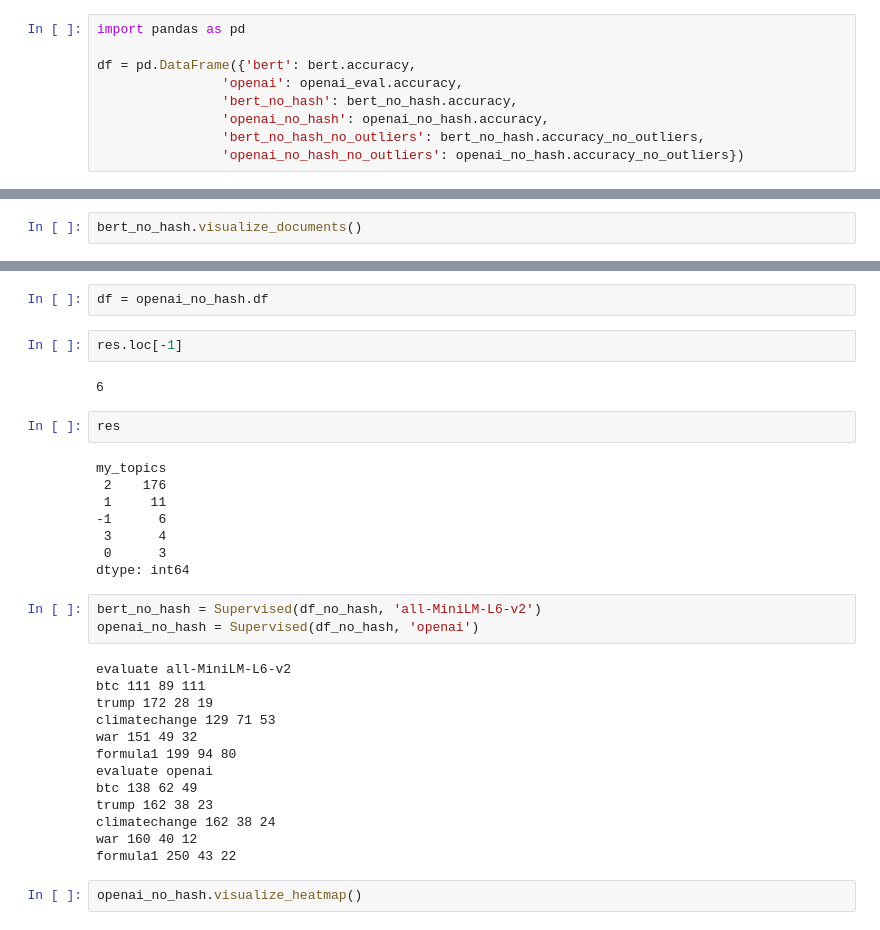
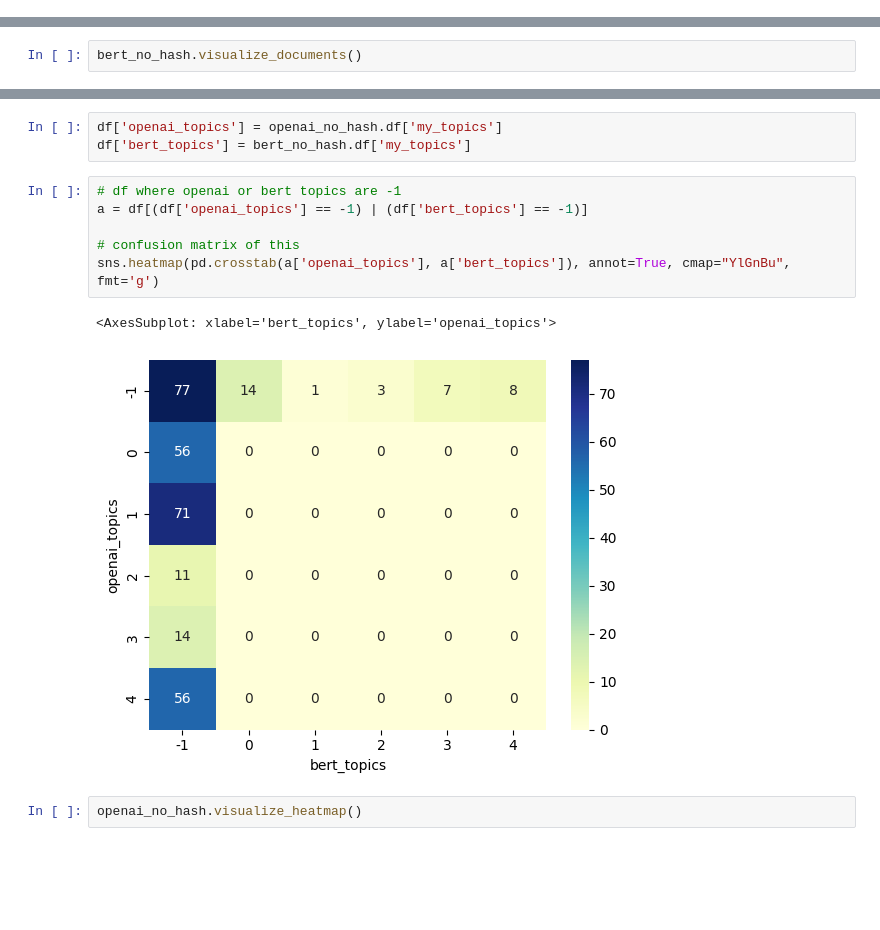
Before and after one commit to alessiogandelli/BERTopic_evaluation, a Jupyter notebook: src/notebooks/Supervised.ipynb, the cells around one changed output, grey strips where cells are left out. Cells and saved outputs as stored; diff of their text form; blank space fills up the shorter version.

```diff
--- a/src/notebooks/Supervised.ipynb
+++ b/src/notebooks/Supervised.ipynb
@@ -117,9 +115,0 @@ formula1 192 101 88
-# %%
-import pandas as pd
-
-df = pd.DataFrame({'bert': bert.accuracy,
-                'openai': openai_eval.accuracy,
-                'bert_no_hash': bert_no_hash.accuracy,
-                'openai_no_hash': openai_no_hash.accuracy,
-                'bert_no_hash_no_outliers': bert_no_hash.accuracy_no_outliers,
-                'openai_no_hash_no_outliers': openai_no_hash.accuracy_no_outliers})
@@ -150,35 +152,15 @@ res = df[df['topic'] == 'trump'].value_counts('my_topics')
 # %%
-df = openai_no_hash.df
+df['openai_topics'] = openai_no_hash.df['my_topics']
+df['bert_topics'] = bert_no_hash.df['my_topics']
-# %%
-res.loc[-1]
-# %% [output]
-6
-# %%
-res
-# %% [output]
-my_topics
- 2    176
- 1     11
--1      6
- 3      4
- 0      3
-dtype: int64
-# %%
-bert_no_hash = Supervised(df_no_hash, 'all-MiniLM-L6-v2')
-openai_no_hash = Supervised(df_no_hash, 'openai')
-# %% [output]
-evaluate all-MiniLM-L6-v2
-btc 111 89 111
-trump 172 28 19
-climatechange 129 71 53
-war 151 49 32
-formula1 199 94 80
-evaluate openai
-btc 138 62 49
-trump 162 38 23
-climatechange 162 38 24
-war 160 40 12
-formula1 250 43 22
+# %%
+# df where openai or bert topics are -1
+a = df[(df['openai_topics'] == -1) | (df['bert_topics'] == -1)]
+
+# confusion matrix of this
+sns.heatmap(pd.crosstab(a['openai_topics'], a['bert_topics']), annot=True, cmap="YlGnBu", fmt='g')
+# %% [output]
+<AxesSubplot: xlabel='bert_topics', ylabel='openai_topics'>
+[figure, added]
 # %%
 openai_no_hash.visualize_heatmap()
 # %% [output]
```
Also changed, not shown: parts of 20 cells of this notebook, 1 other file.
